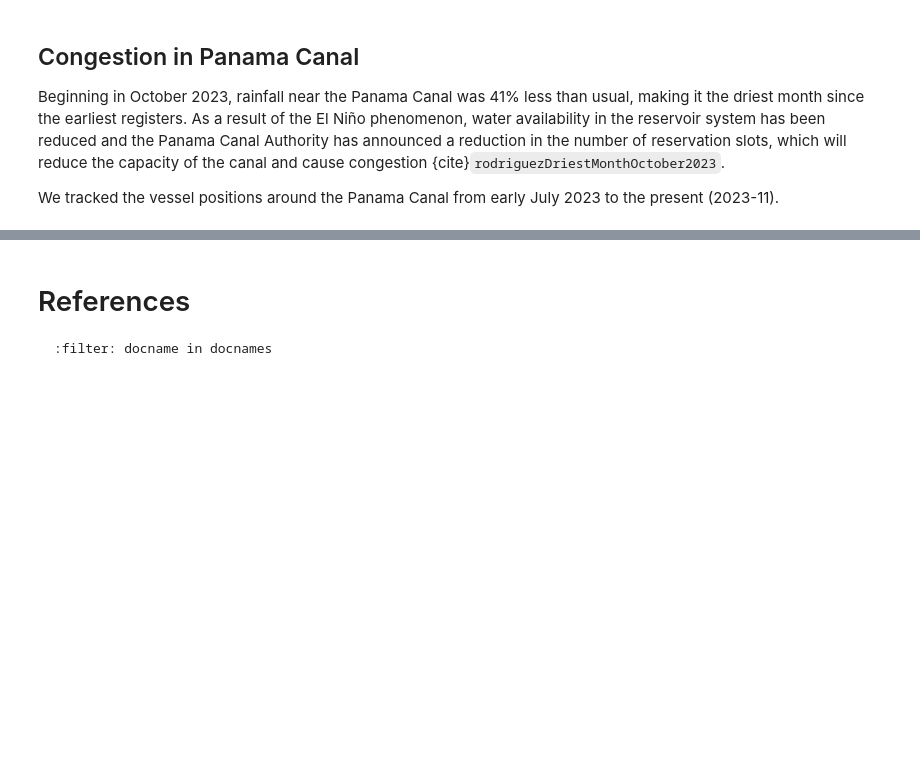
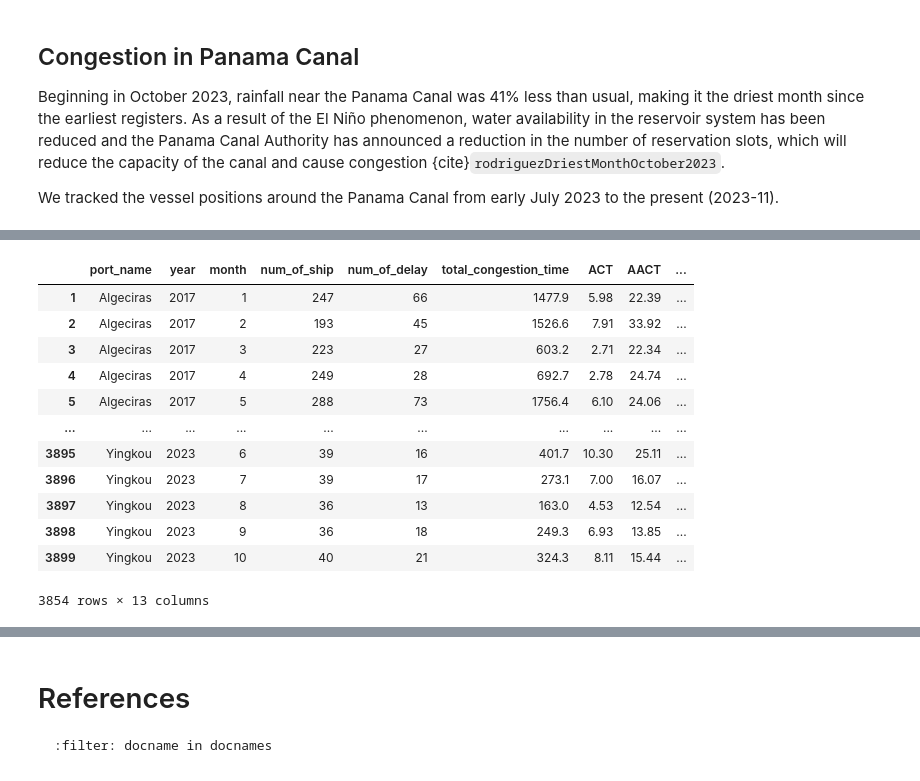
Before and after one commit to globalportcongestion/port-congestion, a Jupyter notebook: congestion.ipynb, the cells around one changed output, grey strips where cells are left out. Saved outputs shown, nothing was run; the diff lists cells and outputs as text; code cells hidden in the pictures; blank space fills up the shorter version.

```diff
--- a/congestion.ipynb
+++ b/congestion.ipynb
@@ -120,0 +66,30 @@ sizeref
+# %%
+df = pd.read_csv("./data/congestion_new_with_coords.csv", sep="|", header=0)
+df = df.loc[df["year"] >= 2017].copy()
+df = df.round({"total_congestion_time": 1, "act": 2, "aact": 2, "acr": 4})
+df = df.rename(columns={"act": "ACT", "aact": "AACT", "acr": "ACR"})
+df["ACR"] = df["ACR"].apply(lambda x: format(x, ".2%"))
+df["Time"] = df.apply(
+    lambda x: pd.Timestamp(x["year"], x["month"], 1)
+    .date()
+    .strftime("%Y-%m"),
+    axis=1,
+)
+sizeref = 2. * df['ACT'].max() / (40 ** 2)
+df['size'] = df["ACT"]/sizeref
+# %%
+df
+# %% [output]
+|  | port_name | year | month | num_of_ship | num_of_delay | total_congestion_time | ACT | AACT | ... |
+| 1 | Algeciras | 2017 | 1 | 247 | 66 | 1477.9 | 5.98 | 22.39 | ... |
+| 2 | Algeciras | 2017 | 2 | 193 | 45 | 1526.6 | 7.91 | 33.92 | ... |
+| 3 | Algeciras | 2017 | 3 | 223 | 27 | 603.2 | 2.71 | 22.34 | ... |
+| 4 | Algeciras | 2017 | 4 | 249 | 28 | 692.7 | 2.78 | 24.74 | ... |
+| 5 | Algeciras | 2017 | 5 | 288 | 73 | 1756.4 | 6.10 | 24.06 | ... |
+| ... | ... | ... | ... | ... | ... | ... | ... | ... | ... |
+| 3895 | Yingkou | 2023 | 6 | 39 | 16 | 401.7 | 10.30 | 25.11 | ... |
+| 3896 | Yingkou | 2023 | 7 | 39 | 17 | 273.1 | 7.00 | 16.07 | ... |
+| 3897 | Yingkou | 2023 | 8 | 36 | 13 | 163.0 | 4.53 | 12.54 | ... |
+| 3898 | Yingkou | 2023 | 9 | 36 | 18 | 249.3 | 6.93 | 13.85 | ... |
+| 3899 | Yingkou | 2023 | 10 | 40 | 21 | 324.3 | 8.11 | 15.44 | ... |
+3854 rows × 13 columns
```
Also changed, not shown: parts of 11 cells of this notebook, 1 other file.
